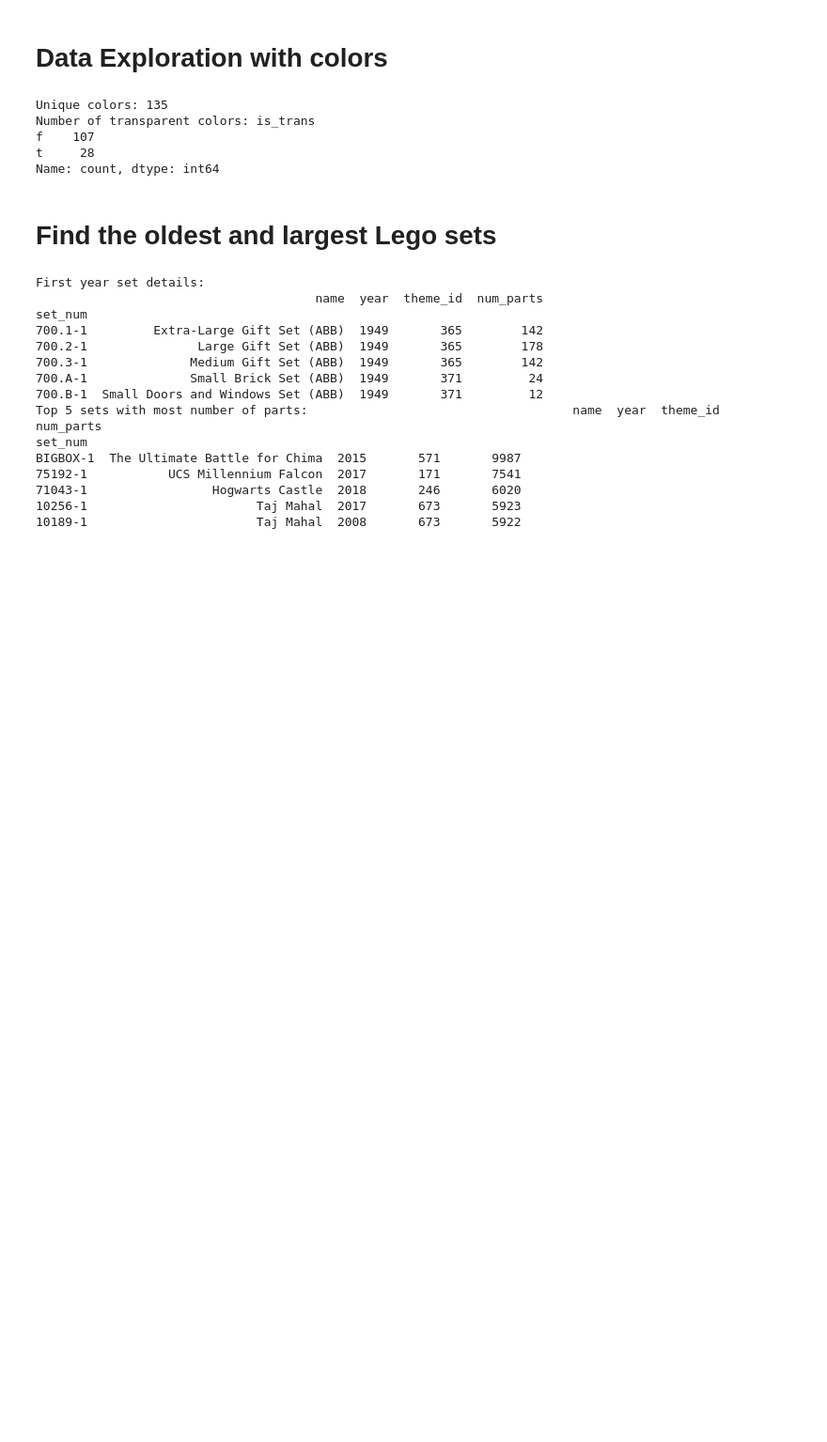
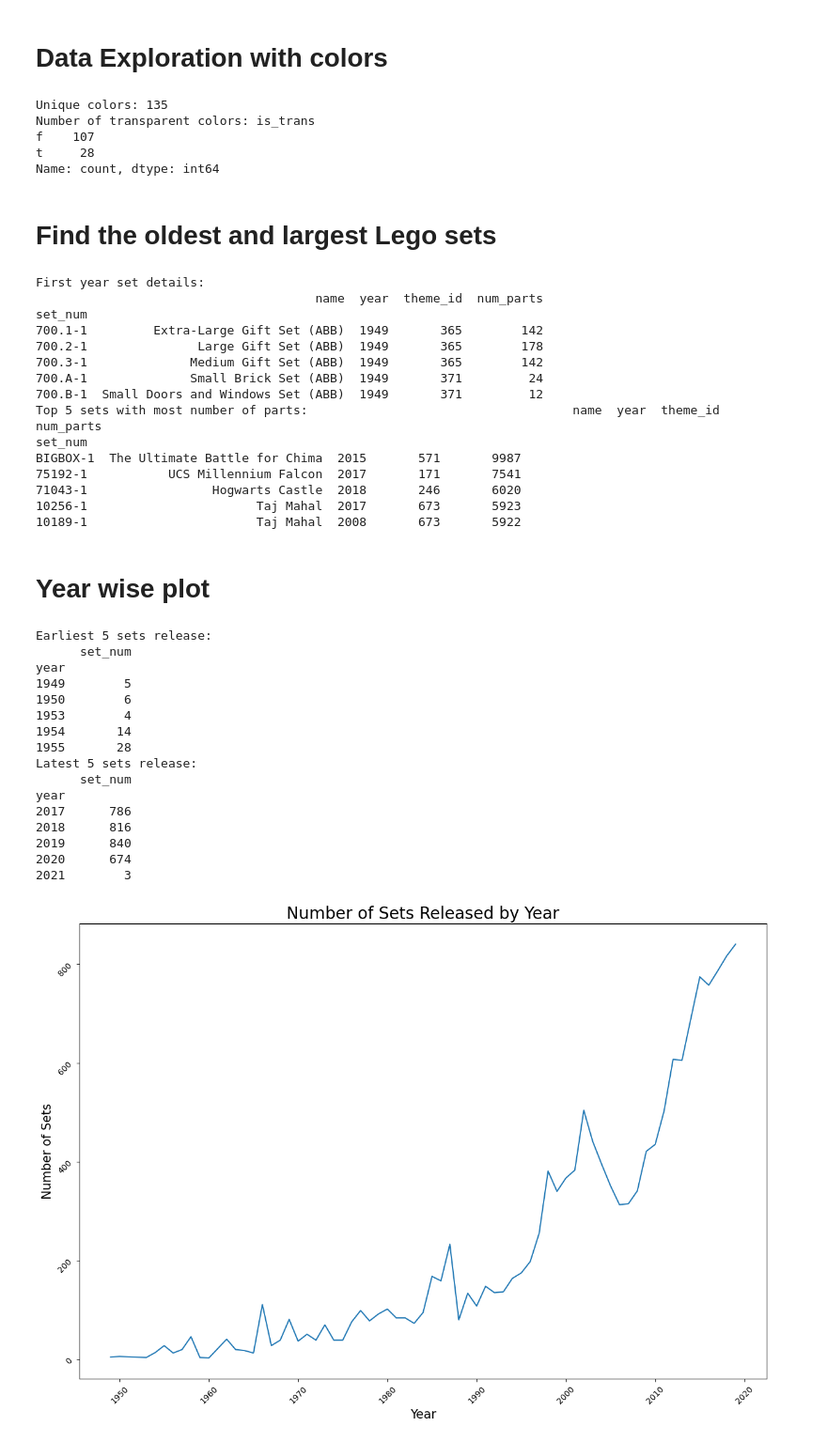
Before and after one commit to myself-Irfan/100_Python_Angela, a Jupyter notebook: 74/74.ipynb, the cells around one changed output. Shown at 94% size. Drawn from its saved outputs; the diff is of its cells as text; code cells hidden in the pictures; blank space fills up the shorter version.

```diff
--- a/74/74.ipynb
+++ b/74/74.ipynb
@@ -46,3 +49,16 @@ def fetch_df(csv_in: str) -> pd.DataFrame:
+# %%
+def plot_df(x_data, y_data, title: str, x_label: str, y_label: str):
+    logging.info('Initiating plotting dataframe')
+
+    plt.figure(figsize=(15, 10))
+    plt.xticks(fontsize=10, rotation=45)
+    plt.yticks(fontsize=10, rotation=45)
+    plt.xlabel(x_label, fontsize=15)
+    plt.ylabel(y_label, fontsize=15)
+    plt.title(title, fontsize=20)
+    plt.plot(x_data, y_data)
+
+    logging.info('Plotting complete')
 # %% [markdown]
 # Data Exploration with colors
 # %%
@@ -84,3 +100,37 @@ BIGBOX-1  The Ultimate Battle for Chima  2015       571       9987
 71043-1                 Hogwarts Castle  2018       246       6020
 10256-1                       Taj Mahal  2017       673       5923
 10189-1                       Taj Mahal  2008       673       5922
+# %% [markdown]
+# Year wise plot
+# %%
+if __name__ == '__main__':
+    setup_logging('74')
+
+    sets_df = fetch_df('data/sets.csv')
+    sets_df = sets_df.reset_index()
+
+    sets_by_yr = sets_df.groupby('year')[['set_num']].count().sort_values(by='year', ascending=True)
+    print(f'Earliest 5 sets release:\n{sets_by_yr.head(5)}')
+    print(f'Latest 5 sets release:\n{sets_by_yr.tail(5)}')
+
+    plot_df(sets_by_yr.index[:-2], sets_by_yr.set_num[:-2],
+             'Number of Sets Released by Year',
+             'Year', 'Number of Sets')
+# %% [output]
+Earliest 5 sets release:
+      set_num
+year
+1949        5
+1950        6
+1953        4
+1954       14
+1955       28
+Latest 5 sets release:
+      set_num
+year
+2017      786
+2018      816
+2019      840
+2020      674
+2021        3
+[figure, added]
```
Also changed, not shown: parts of 2 cells of this notebook, 2 other files.
